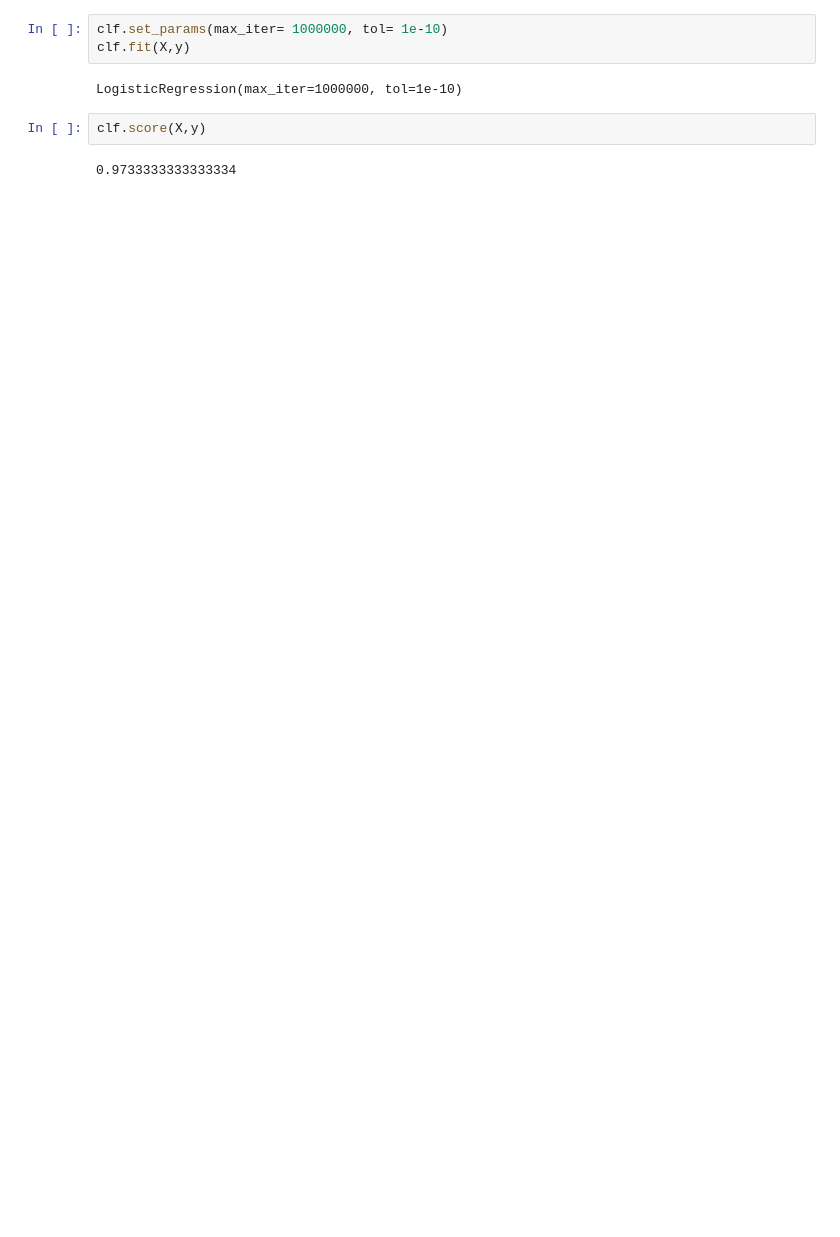
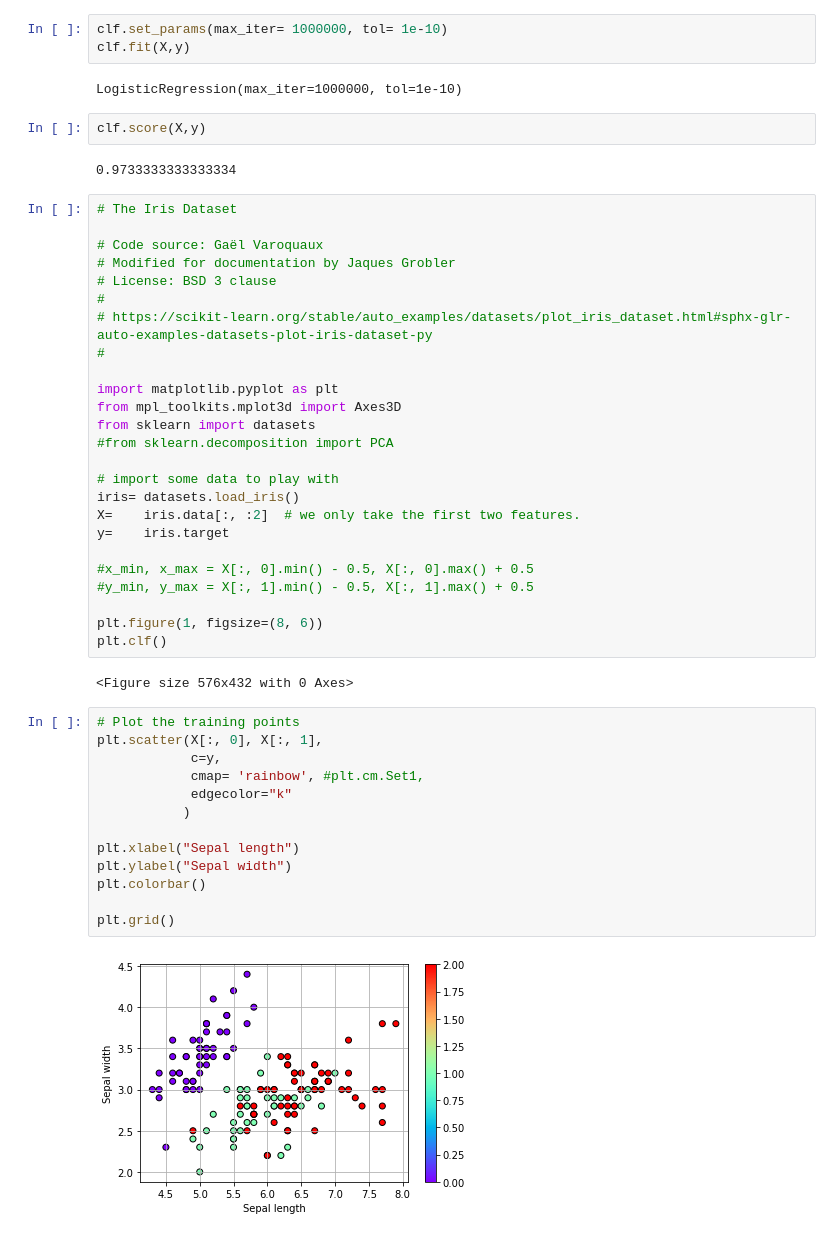
Before and after one commit to renyuanL/ryPat2021_code, a Jupyter notebook: Master-Math-by-Coding-in-Python-main/ry28_LogisticRegression.ipynb, the cells around one changed output. Saved outputs shown, nothing was run; the diff lists cells and outputs as text; blank space fills up the shorter version.

```diff
--- a/Master-Math-by-Coding-in-Python-main/ry28_LogisticRegression.ipynb
+++ b/Master-Math-by-Coding-in-Python-main/ry28_LogisticRegression.ipynb
@@ -198,3 +197,45 @@ LogisticRegression(max_iter=1000000, tol=1e-10)
 clf.score(X,y)
 # %% [output]
 0.9733333333333334
+# %%
+# The Iris Dataset
+
+# Code source: Gaël Varoquaux
+# Modified for documentation by Jaques Grobler
+# License: BSD 3 clause
+#
+# https://scikit-learn.org/stable/auto_examples/datasets/plot_iris_dataset.html#sphx-glr-auto-examples-datasets-plot-iris-dataset-py
+#
+
+import matplotlib.pyplot as plt
+from mpl_toolkits.mplot3d import Axes3D
+from sklearn import datasets
+#from sklearn.decomposition import PCA
+
+# import some data to play with
+iris= datasets.load_iris()
+X=    iris.data[:, :2]  # we only take the first two features.
+y=    iris.target
+
+#x_min, x_max = X[:, 0].min() - 0.5, X[:, 0].max() + 0.5
+#y_min, y_max = X[:, 1].min() - 0.5, X[:, 1].max() + 0.5
+
+plt.figure(1, figsize=(8, 6))
+plt.clf()
+# %% [output]
+<Figure size 576x432 with 0 Axes>
+# %%
+# Plot the training points
+plt.scatter(X[:, 0], X[:, 1],
+            c=y,
+            cmap= 'rainbow', #plt.cm.Set1,
+            edgecolor="k"
+           )
+
+plt.xlabel("Sepal length")
+plt.ylabel("Sepal width")
+plt.colorbar()
+
+plt.grid()
+# %% [output]
+[figure, added]
```
Also changed, not shown: parts of 20 cells of this notebook.
